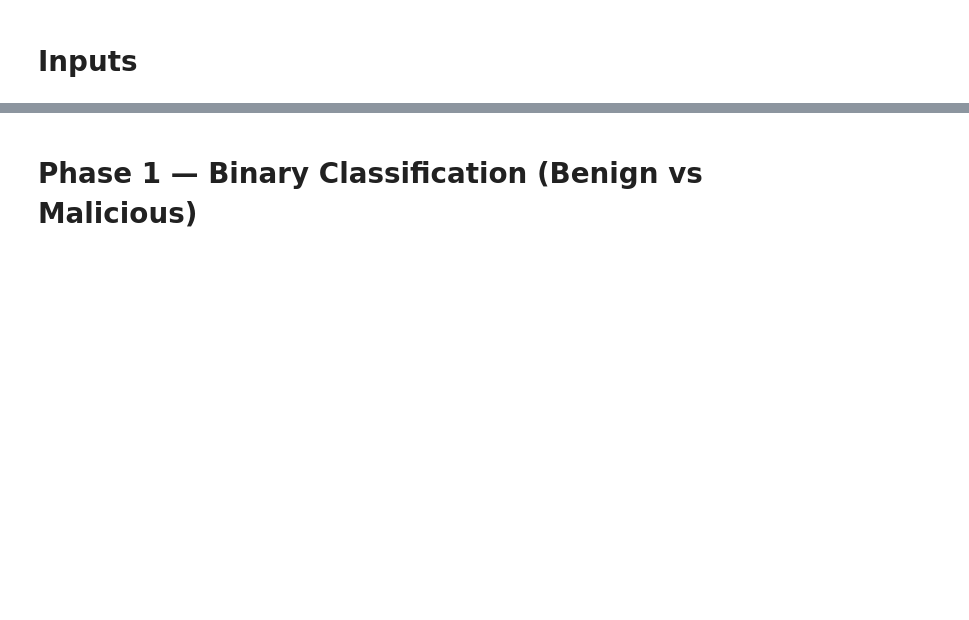
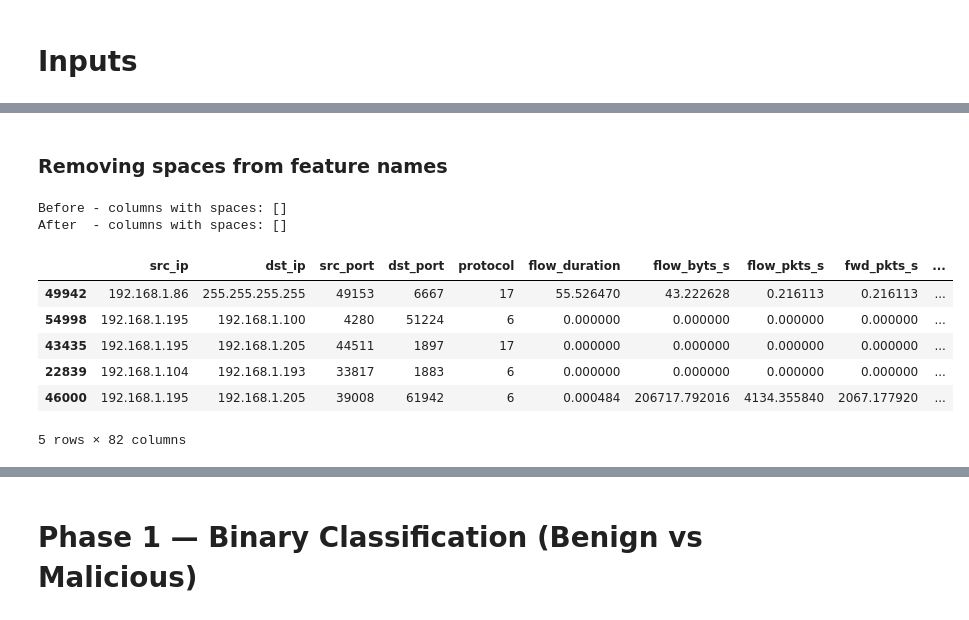
Before and after one commit to luiz-linkezio/A-Hierarchical-Solution-based-on-MEC-and-IoT-for-Cyberattack-Detection-in-6G-Networks, a Jupyter notebook: notebooks/training.ipynb, the cells around one changed output, grey strips where cells are left out. Cells and saved outputs as stored; diff of their text form; code cells hidden in the pictures; blank space fills up the shorter version.

Commit message:
feat: add a new section in training to clean data before the training

```diff
--- a/notebooks/training.ipynb
+++ b/notebooks/training.ipynb
@@ -135,0 +145,11 @@ Total: 62,133 rows
+# %%
+print("Before:")
+print(f"  Shape: {df.shape}")
+print(f"  Columns: {list(df.columns)}")
+
+USELESS_FEATURES = ["timestamp"]#, "src_ip", "dst_ip"]
+df = df.drop(columns=[c for c in USELESS_FEATURES if c in df.columns])
+
+print("\nAfter:")
+print(f"  Shape: {df.shape}")
+print(f"  Columns: {list(df.columns)}")
@@ -135,0 +164,21 @@ Total: 62,133 rows
+# %% [markdown]
+### Removing spaces from feature names
+# %%
+spaces_before = [c for c in df.columns if c != c.strip()]
+print("Before - columns with spaces:", spaces_before)
+
+df.columns = df.columns.str.strip()
+
+spaces_after = [c for c in df.columns if c != c.strip()]
+print("After  - columns with spaces:", spaces_after)
+df.head()
+# %% [output]
+Before - columns with spaces: []
+After  - columns with spaces: []
+|  | src_ip | dst_ip | src_port | dst_port | protocol | flow_duration | flow_byts_s | flow_pkts_s | fwd_pkts_s | ... |
+| 49942 | 192.168.1.86 | 255.255.255.255 | 49153 | 6667 | 17 | 55.526470 | 43.222628 | 0.216113 | 0.216113 | ... |
+| 54998 | 192.168.1.195 | 192.168.1.100 | 4280 | 51224 | 6 | 0.000000 | 0.000000 | 0.000000 | 0.000000 | ... |
+| 43435 | 192.168.1.195 | 192.168.1.205 | 44511 | 1897 | 17 | 0.000000 | 0.000000 | 0.000000 | 0.000000 | ... |
+| 22839 | 192.168.1.104 | 192.168.1.193 | 33817 | 1883 | 6 | 0.000000 | 0.000000 | 0.000000 | 0.000000 | ... |
+| 46000 | 192.168.1.195 | 192.168.1.205 | 39008 | 61942 | 6 | 0.000484 | 206717.792016 | 4134.355840 | 2067.177920 | ... |
+5 rows × 82 columns
```
Also changed, not shown: parts of 15 cells of this notebook.
